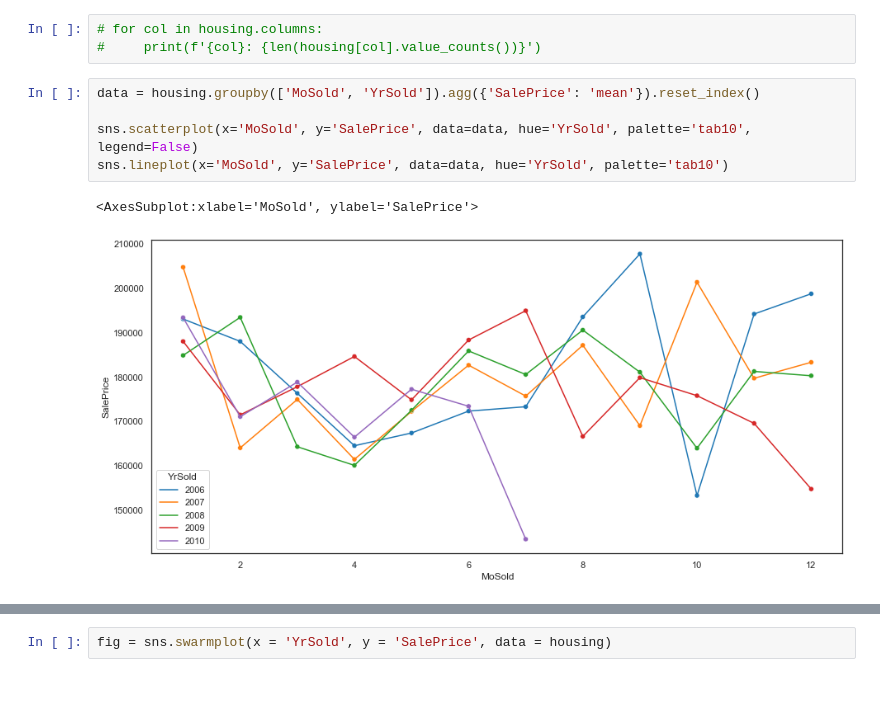
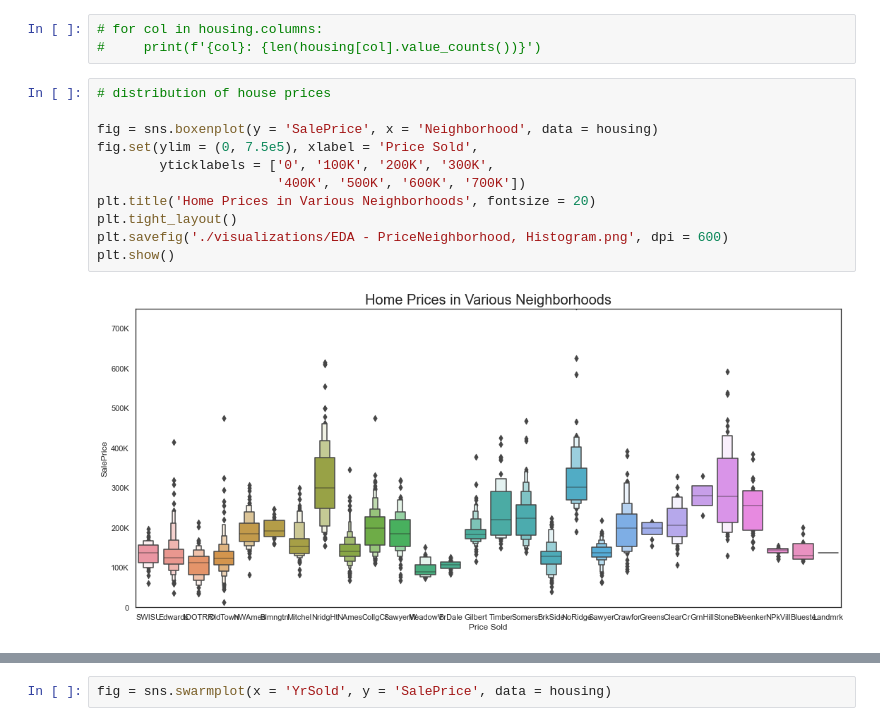
Before and after one commit to danielosetiawan/Ames_Housing_ML, a Jupyter notebook: DS - Ames.ipynb, the cells around one changed output, grey strips where cells are left out. Drawn from its saved outputs; the diff is of its cells as text; blank space fills up the shorter version.

```diff
--- a/DS - Ames.ipynb
+++ b/DS - Ames.ipynb
@@ -114,12 +110,17 @@ Name: SaleCondition, dtype: int64
 # %%
 # for col in housing.columns:
 #     print(f'{col}: {len(housing[col].value_counts())}')
-# %%
-data = housing.groupby(['MoSold', 'YrSold']).agg({'SalePrice': 'mean'}).reset_index()
-
-sns.scatterplot(x='MoSold', y='SalePrice', data=data, hue='YrSold', palette='tab10', legend=False)
-sns.lineplot(x='MoSold', y='SalePrice', data=data, hue='YrSold', palette='tab10')
-# %% [output]
-<AxesSubplot:xlabel='MoSold', ylabel='SalePrice'>
-[figure, removed]
+# %%
+# distribution of house prices
+
+fig = sns.boxenplot(y = 'SalePrice', x = 'Neighborhood', data = housing)
+fig.set(ylim = (0, 7.5e5), xlabel = 'Price Sold',
+        yticklabels = ['0', '100K', '200K', '300K',
+                       '400K', '500K', '600K', '700K'])
+plt.title('Home Prices in Various Neighborhoods', fontsize = 20)
+plt.tight_layout()
+plt.savefig('./visualizations/EDA - PriceNeighborhood, Histogram.png', dpi = 600)
+plt.show()
+# %% [output]
+[figure, added]
 # %%
```
Also changed, not shown: parts of 7 cells of this notebook.
